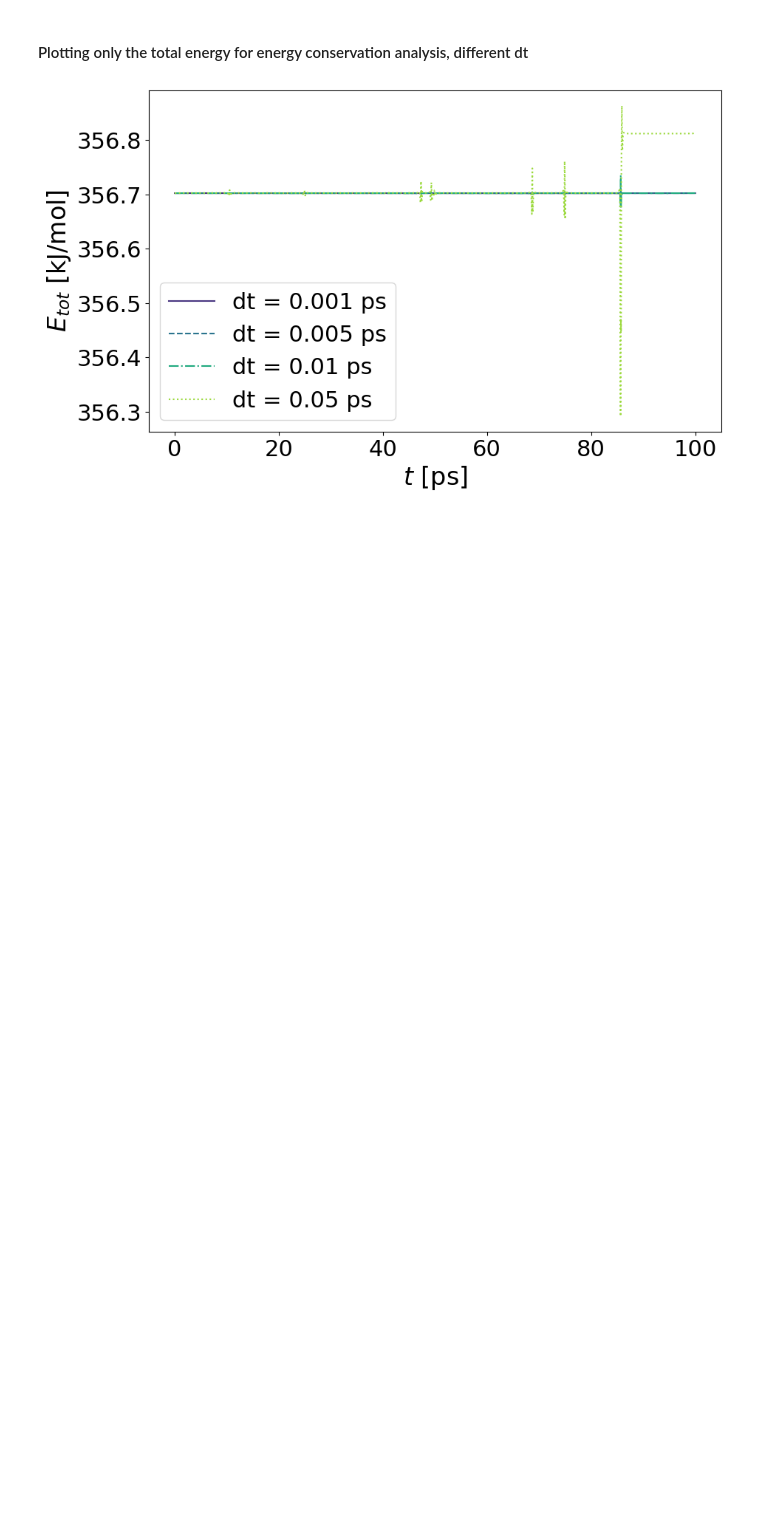
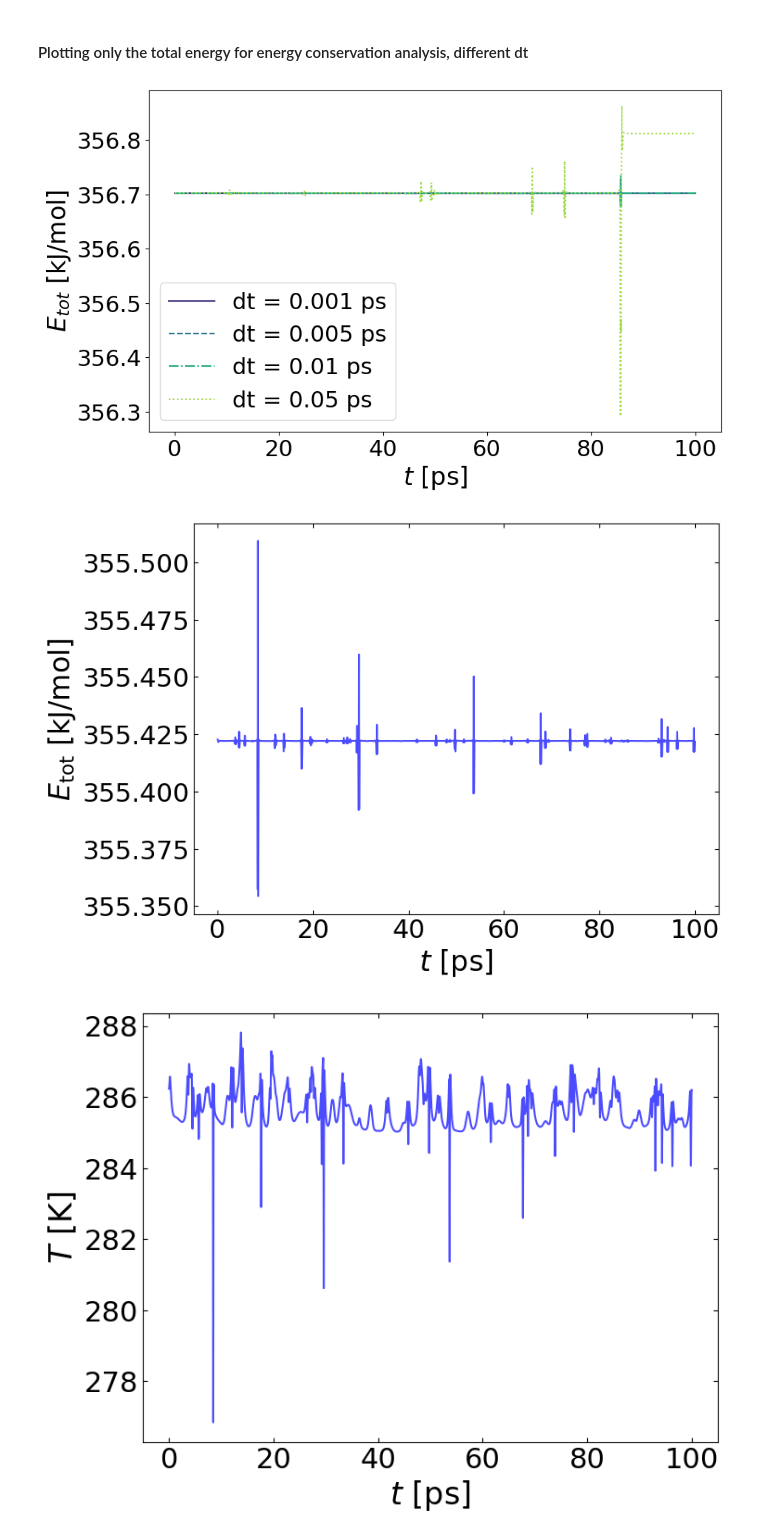
Before and after one commit to CharlotteSchuster/md-project-10-group-01, a Jupyter notebook: plotting.ipynb, the cells around one changed output. Saved outputs shown, nothing was run; the diff lists cells and outputs as text; code cells hidden in the pictures; blank space fills up the shorter version.

Commit message:
Some plotting modifications

```diff
--- a/plotting.ipynb
+++ b/plotting.ipynb
@@ -974,3 +974,67 @@ def make_comparison_plot(ylabel, title_suffix, col_indices, save_suffix):
 make_comparison_plot("$E_{tot}$ [kJ/mol]", "Total Energy,", [0, 1], "_Etot.png")
 # %% [output]
 [figure]
+# %%
+#----------------------------------------------------------------
+#   COMPARING ENERGY TRAJECTORIES
+#----------------------------------------------------------------
+# The energy trajectory files have the following columns:
+# E_pot  E_kin  T  P (index 0 to 3, respectively)
+
+# Load your energy trajectory files!
+file1 = np.load("sim_NVE_leapfrog_15nm_100particles_dt0p01_ene.npy")
+
+
+#Load your simulation parameter file!
+params = np.load("sim_NVE_leapfrog_15nm_100particles_dt0p01_params.npy", allow_pickle=True).item()
+
+# Comparison file name (change how you like it):
+file_name_compare = "Leapfrog_15nm_100particles_dt_0p01_temperature_explosion"
+
+# Add an addition to the title to customize title of the graph for easier representation
+title_addition = ""
+
+save_figure = False # toggle this on to save the figure to disk as png file when you're ready to do so
+#---------------------------------------------
+# Defining plotting parameters
+plt.rcParams.update({
+    'font.size': 22,              # Standardgröße
+    'axes.labelsize': 24,         # Achsenbeschriftung
+    'xtick.labelsize': 22,        # X-Achse Werte
+    'ytick.labelsize': 22,        # Y-Achse Werte
+    'legend.fontsize': 22,        # Legendentext
+})
+
+# Time axis
+dt = params["dt"]
+n_steps = params["n_steps"]
+time_ps = np.arange(n_steps + 1) * dt
+
+# Total energy comparison
+plt.figure(figsize=(8, 6))
+plt.plot(time_ps, file1[:,0] + file1[:,1], label="NVE vVerlet", color="blue",alpha = 0.7)
+plt.xlabel(r"$t\ \mathrm{[ps]}$")
+plt.ylabel(r"$E_{\mathrm{tot}}\ \mathrm{[kJ/mol]}$")
+#plt.xlim(0,80)
+#plt.title("Total Energy: vVerlet vs Leapfrog"+title_addition)
+#plt.legend()
+plt.tick_params(direction='in', which='both', top=True, bottom=True, left=True, right=True)
+if save_figure == True:
+    plt.savefig(file_name_compare + "_Etot.png", dpi=300, bbox_inches='tight')
+plt.show()
+
+# Temperature energy comparison
+plt.figure(figsize=(8, 6))
+plt.plot(time_ps, file1[:,2], label="NVE vVerlet", color="blue",alpha = 0.7)
+plt.xlabel(r"$t\ \mathrm{[ps]}$")
+plt.ylabel(r"$T\ \mathrm{[K]}$")
+#plt.xlim(0,80)
+#plt.title("Temperature: vVerlet vs Leapfrog"+title_addition)
+#plt.legend()
+plt.tick_params(direction='in', which='both', top=True, bottom=True, left=True, right=True)
+if save_figure == True:
+    plt.savefig(file_name_compare + "_Temperature.png", dpi=300, bbox_inches='tight')
+plt.show()
+# %% [output]
+[figure, added]
+[figure, added]
```
Also changed, not shown: 6 other files.
